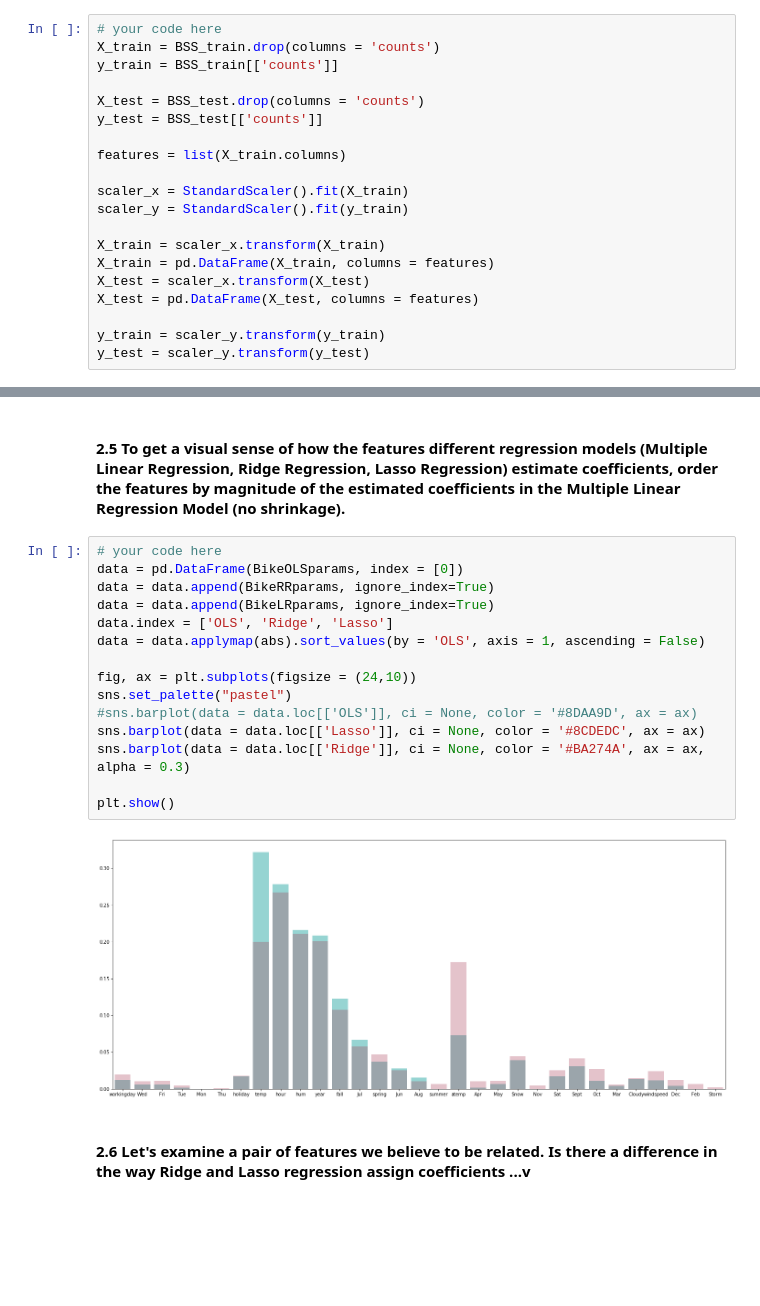
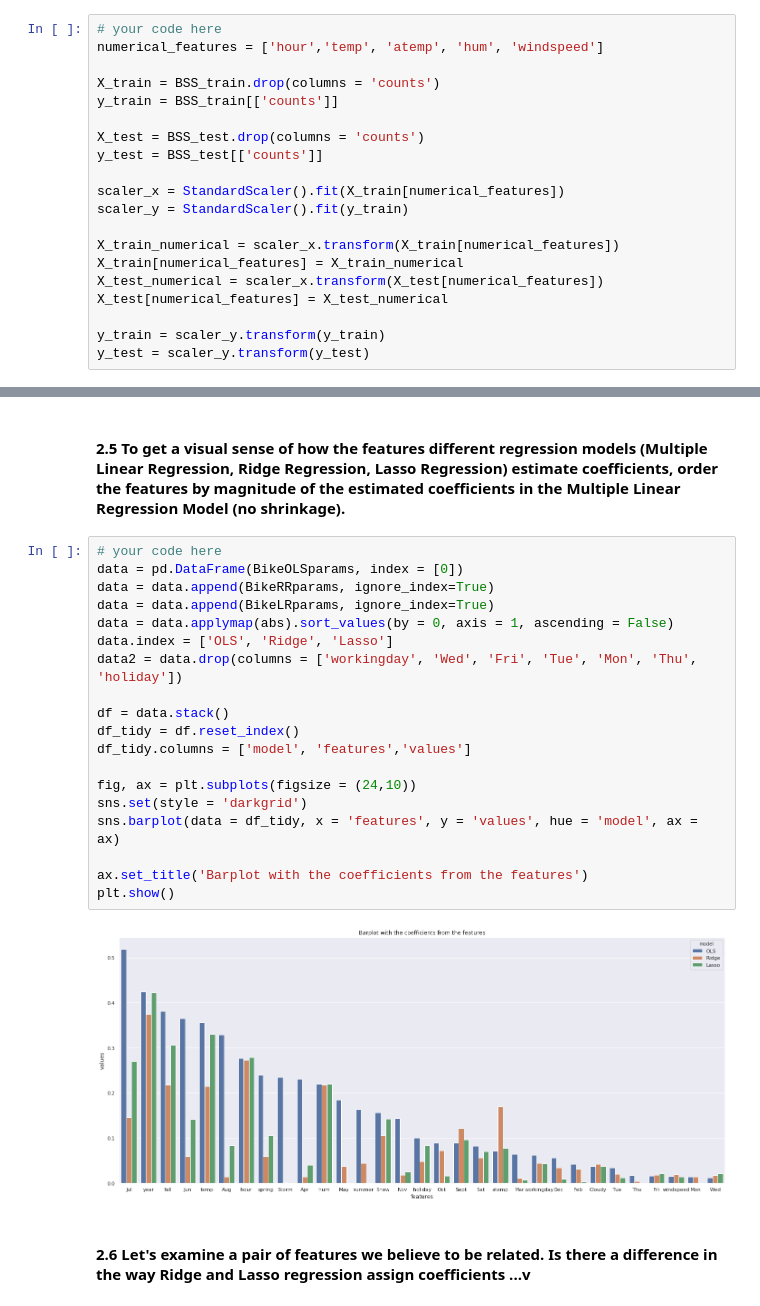
Before and after one commit to lucasmoschen/data-science-fundamentals, a Jupyter notebook: homeworks/cs109a_hw4/cs109a_HW4.ipynb, the cells around one changed output, grey strips where cells are left out. Drawn from its saved outputs; the diff is of its cells as text; blank space fills up the shorter version.

```diff
--- a/homeworks/cs109a_hw4/cs109a_HW4.ipynb
+++ b/homeworks/cs109a_hw4/cs109a_HW4.ipynb
@@ -95,21 +95,21 @@ BSS_test = BSS_test.drop(columns = ['dteday', 'registered', 'casual'])
 #### 1.2 Standardizing our data
 # %%
 # your code here
+numerical_features = ['hour','temp', 'atemp', 'hum', 'windspeed']
+
 X_train = BSS_train.drop(columns = 'counts')
 y_train = BSS_train[['counts']]
 
 X_test = BSS_test.drop(columns = 'counts')
 y_test = BSS_test[['counts']]
 
-features = list(X_train.columns)
-
-scaler_x = StandardScaler().fit(X_train)
+scaler_x = StandardScaler().fit(X_train[numerical_features])
 scaler_y = StandardScaler().fit(y_train)
 
-X_train = scaler_x.transform(X_train)
-X_train = pd.DataFrame(X_train, columns = features)
-X_test = scaler_x.transform(X_test)
-X_test = pd.DataFrame(X_test, columns = features)
+X_train_numerical = scaler_x.transform(X_train[numerical_features])
+X_train[numerical_features] = X_train_numerical
+X_test_numerical = scaler_x.transform(X_test[numerical_features])
+X_test[numerical_features] = X_test_numerical
 
 y_train = scaler_y.transform(y_train)
 y_test = scaler_y.transform(y_test)
@@ -291,20 +292,24 @@ I observe that, hour, year, temp, hum and fall were used on HW3 and have coeffic
 # %%
 # your code here
 data = pd.DataFrame(BikeOLSparams, index = [0])
 data = data.append(BikeRRparams, ignore_index=True)
 data = data.append(BikeLRparams, ignore_index=True)
+data = data.applymap(abs).sort_values(by = 0, axis = 1, ascending = False)
 data.index = ['OLS', 'Ridge', 'Lasso']
-data = data.applymap(abs).sort_values(by = 'OLS', axis = 1, ascending = False)
+data2 = data.drop(columns = ['workingday', 'Wed', 'Fri', 'Tue', 'Mon', 'Thu', 'holiday'])
+
+df = data.stack()
+df_tidy = df.reset_index()
+df_tidy.columns = ['model', 'features','values']
 
 fig, ax = plt.subplots(figsize = (24,10))
-sns.set_palette("pastel")
-#sns.barplot(data = data.loc[['OLS']], ci = None, color = '#8DAA9D', ax = ax)
-sns.barplot(data = data.loc[['Lasso']], ci = None, color = '#8CDEDC', ax = ax)
-sns.barplot(data = data.loc[['Ridge']], ci = None, color = '#BA274A', ax = ax, alpha = 0.3)
+sns.set(style = 'darkgrid')
+sns.barplot(data = df_tidy, x = 'features', y = 'values', hue = 'model', ax = ax)
 
+ax.set_title('Barplot with the coefficients from the features')
 plt.show()
 # %% [output]
-[figure, old version]
+[figure, new version]
 # %% [markdown]
 #### 2.6 Let's examine a pair of features we believe to be related.  Is there a difference in the way Ridge and Lasso regression assign coefficients ...v
 # %% [markdown]
```
Also changed, not shown: parts of 40 cells of this notebook.
